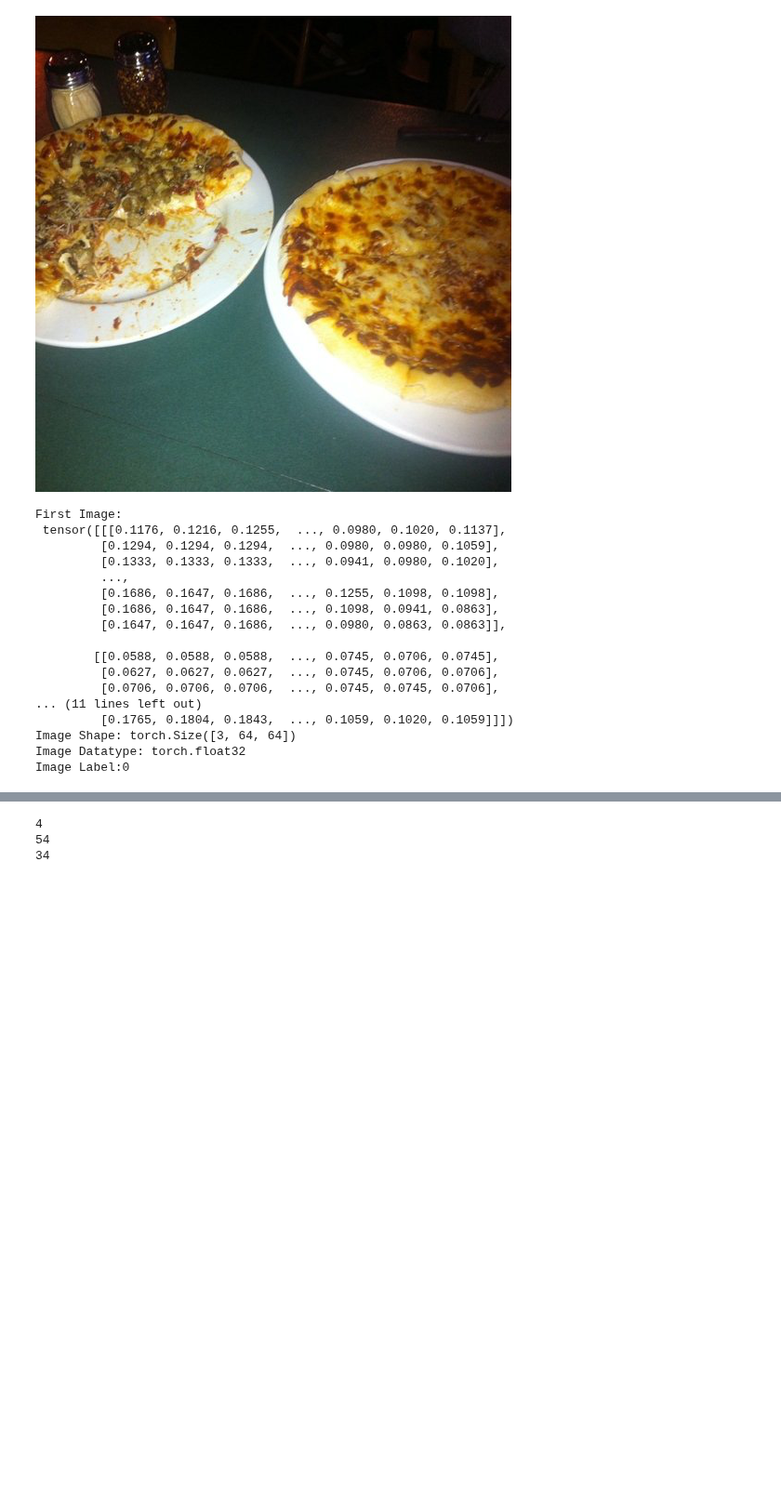
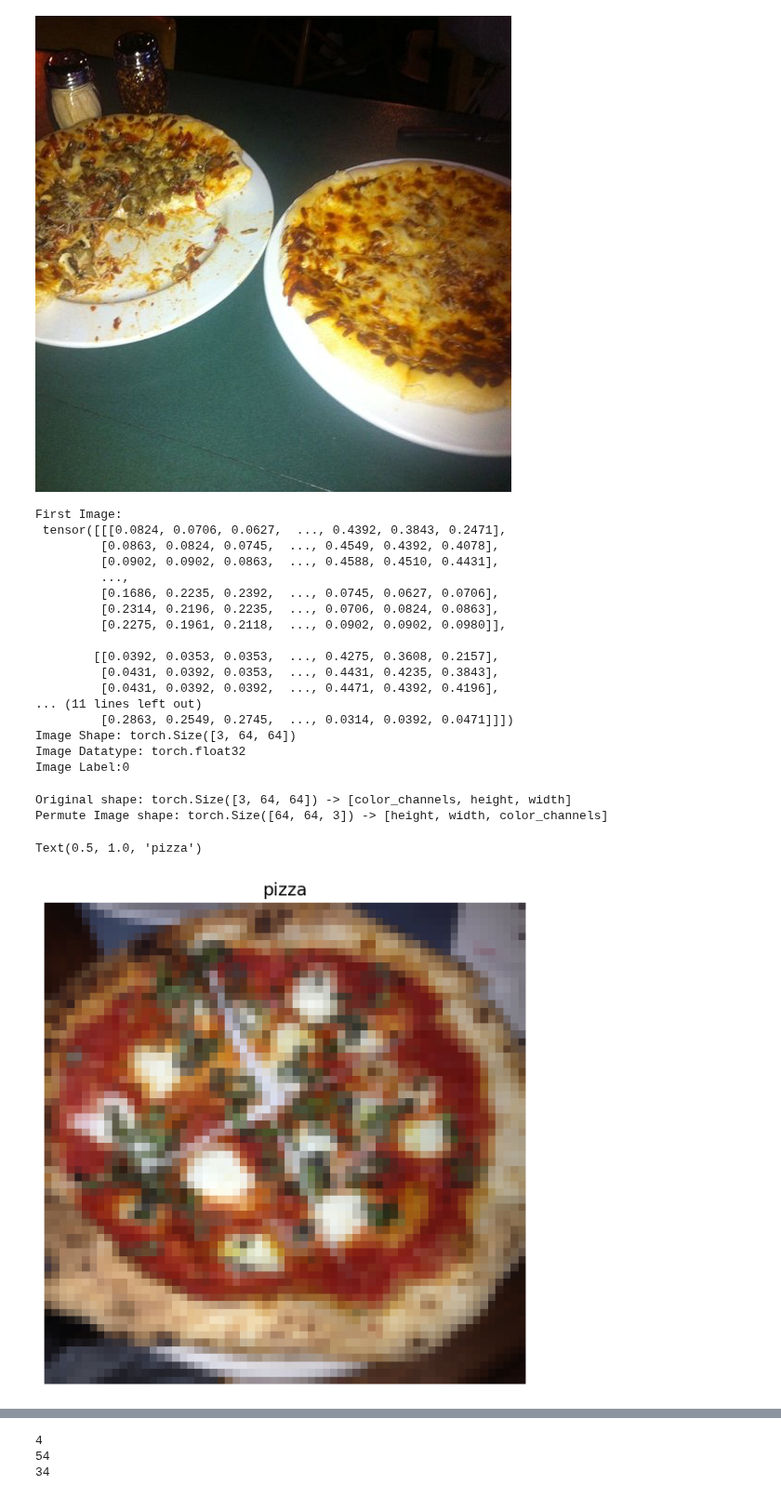
Before and after one commit to Tinonturja/PyTorch-Basics-with-Computer-Vision, a Jupyter notebook: Custom Dataset.ipynb, the cells around one changed output, grey strips where cells are left out. Shown at 93% size. Saved outputs shown, nothing was run; the diff lists cells and outputs as text; code cells hidden in the pictures; blank space fills up the shorter version.

```diff
--- a/Custom Dataset.ipynb
+++ b/Custom Dataset.ipynb
@@ -354,33 +354,44 @@ Image.open(sample_1)
 [figure]
 # %%
 # Get idea about a single image
-first_img,label = train_data[0]
+first_img,label = random.choice(train_data)
 print(f"First Image:\n {first_img}")
 print(f"Image Shape: {first_img.shape}")
 print(f"Image Datatype: {first_img.dtype}")
 print(f"Image Label:{label}")
 # %% [output]
 First Image:
- tensor([[[0.1176, 0.1216, 0.1255,  ..., 0.0980, 0.1020, 0.1137],
-         [0.1294, 0.1294, 0.1294,  ..., 0.0980, 0.0980, 0.1059],
-         [0.1333, 0.1333, 0.1333,  ..., 0.0941, 0.0980, 0.1020],
+ tensor([[[0.0824, 0.0706, 0.0627,  ..., 0.4392, 0.3843, 0.2471],
+         [0.0863, 0.0824, 0.0745,  ..., 0.4549, 0.4392, 0.4078],
+         [0.0902, 0.0902, 0.0863,  ..., 0.4588, 0.4510, 0.4431],
          ...,
-         [0.1686, 0.1647, 0.1686,  ..., 0.1255, 0.1098, 0.1098],
-         [0.1686, 0.1647, 0.1686,  ..., 0.1098, 0.0941, 0.0863],
-         [0.1647, 0.1647, 0.1686,  ..., 0.0980, 0.0863, 0.0863]],
+         [0.1686, 0.2235, 0.2392,  ..., 0.0745, 0.0627, 0.0706],
+         [0.2314, 0.2196, 0.2235,  ..., 0.0706, 0.0824, 0.0863],
+         [0.2275, 0.1961, 0.2118,  ..., 0.0902, 0.0902, 0.0980]],
 
-        [[0.0588, 0.0588, 0.0588,  ..., 0.0745, 0.0706, 0.0745],
-         [0.0627, 0.0627, 0.0627,  ..., 0.0745, 0.0706, 0.0706],
-         [0.0706, 0.0706, 0.0706,  ..., 0.0745, 0.0745, 0.0706],
+        [[0.0392, 0.0353, 0.0353,  ..., 0.4275, 0.3608, 0.2157],
+         [0.0431, 0.0392, 0.0353,  ..., 0.4431, 0.4235, 0.3843],
+         [0.0431, 0.0392, 0.0392,  ..., 0.4471, 0.4392, 0.4196],
 ... (11 lines left out)
-         [0.1765, 0.1804, 0.1843,  ..., 0.1059, 0.1020, 0.1059]]])
+         [0.2863, 0.2549, 0.2745,  ..., 0.0314, 0.0392, 0.0471]]])
 Image Shape: torch.Size([3, 64, 64])
 Image Datatype: torch.float32
 Image Label:0
 # %%
 # Rearrange the order dimensions
 img_permute = first_img.permute(1,2,0)
 
 # Print out different shapes
 print(f"Original shape: {first_img.shape} -> [color_channels, height, width]")
-print(f"Original shape: {first_img.shape} -> [color_channels, height, width, color]")
+print(f"Permute Image shape: {img_permute.shape} -> [height, width, color_channels]")
+
+#plot the image
+plt.figure(figsize = (10,7))
+plt.imshow(img_permute)
+plt.axis("off")
+plt.title(class_names[label],fontsize = 14)
+# %% [output]
+Original shape: torch.Size([3, 64, 64]) -> [color_channels, height, width]
+Permute Image shape: torch.Size([64, 64, 3]) -> [height, width, color_channels]
+Text(0.5, 1.0, 'pizza')
+[figure, added]
```
Also changed, not shown: parts of 17 cells of this notebook.
